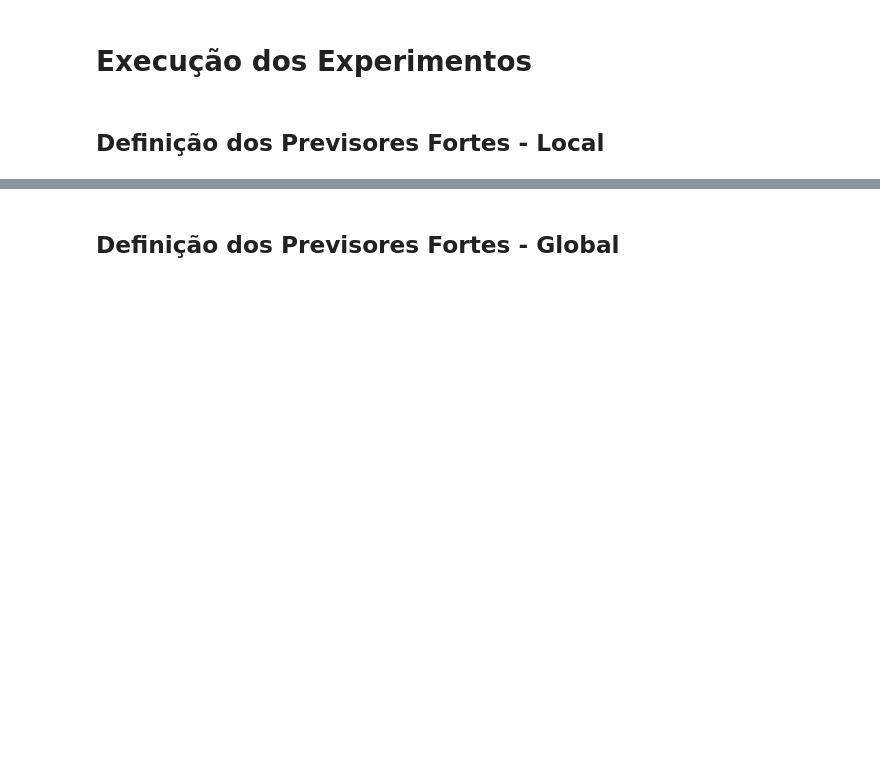
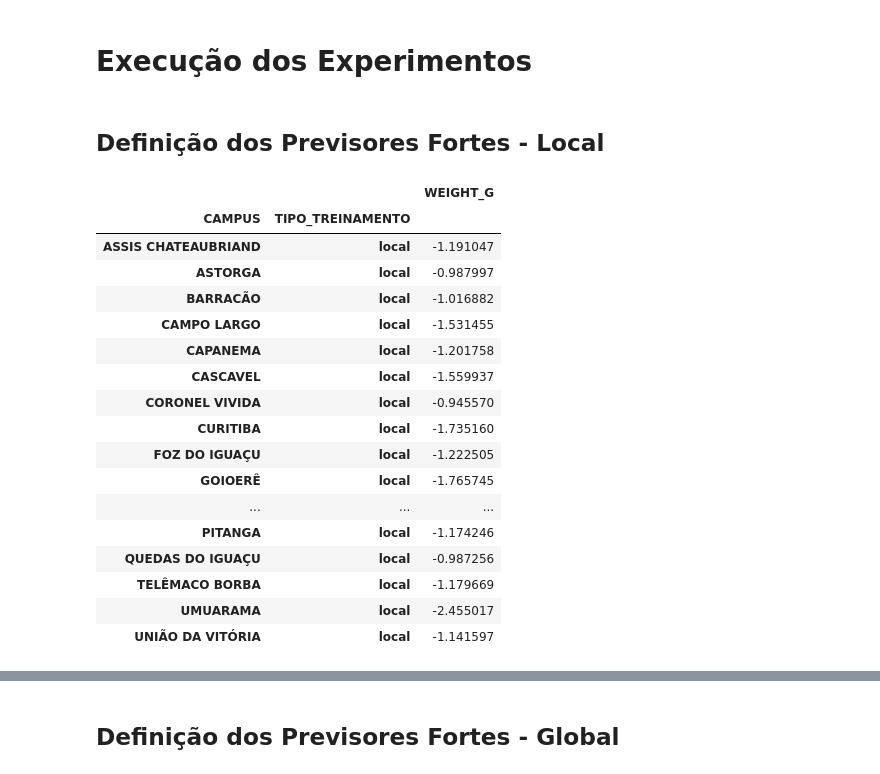
Before and after one commit to eduardoalba0/ppgeps_dissertacao, a Jupyter notebook: 05 - Resultados - Regressão.ipynb, the cells around one changed output, grey strips where cells are left out. Cells and saved outputs as stored; diff of their text form; code cells hidden in the pictures; blank space fills up the shorter version.

```diff
--- a/05 - Resultados - Regressão.ipynb
+++ b/05 - Resultados - Regressão.ipynb
@@ -159,14 +158,13 @@ def get_modelo(nome, tipo_treino=None, campus=None):
                             updater="coord_descent" if best["XGBoost"]["Booster"] == "gblinear" else None)
 
     if nome == "WSB":
-        if tipo_treino is None or campus is None:
-            raise ValueError("Para WSB, 'tipo_treino' e 'campus' devem ser fornecidos.")
-        return WSB(strong_predictor=get_modelo(wsb_prev_forte[(campus, tipo_treino)][0]),
+        return WSB(strong_predictor=get_modelo(wsb_prev_forte[tipo_treino]),
                    weak_predictors=[get_modelo(m) for m in MODELOS if m != "WSB" and m != strong_pred],
-                   weight_g=wsb_prev_forte[(campus, tipo_treino)][1])
+                   weight_g=wsb_pesos[(campus, tipo_treino)])
 
 
-wsb_prev_forte = {}
+wsb_prev_forte = {"local": "XGBoost", "global": "ESN"}
+wsb_pesos = {}
 best = {}
 for modelo in MODELOS:
     if modelo == "WSB":
@@ -273,36 +277,49 @@ def teste(previsor, historico_campus, x_teste, features, horizonte=HORIZONTE):
 # %% [markdown]
 ## Definição dos Previsores Fortes - Local
 # %%
-# Define o previsor forte para o WSB com base no menor RRMSE histórico por campus
 # Treinamento local
-for campus, dados in df_treino.sort_values("DATA").groupby("CAMPUS"):
-    dados = dados.set_index('DATA')
-    dados_treino, dados_teste = train_test_split(dados, test_size=12, shuffle=False)
+for horizonte in HORIZONTES:
+    for campus, dados in dfs_treino[horizonte].sort_values("DATA").groupby("CAMPUS"):
+        dados = dados.set_index('DATA')
+        dados_treino, dados_teste = train_test_split(dados, test_size=horizonte, shuffle=False)
 
-    erros = []
-    for nome_modelo in MODELOS:
-        if nome_modelo == "WSB":
-            continue
+        erros = []
         # Treina o modelo com os dados do campus atual
-        strong_pred = get_modelo(nome_modelo)
+        strong_pred = get_modelo(wsb_prev_forte["local"])
         weak_preds = [get_modelo(m) for m in MODELOS if m != "WSB" and m != strong_pred]
         modelo = WSB(strong_predictor=strong_pred, weak_predictors=weak_preds, weight_g=-1)
         modelo = treino(modelo, dados, df_features)
 
         # Testa o modelo com os dados do campus atual
-        previsoes = teste(modelo, dados, dados_teste, df_features, 12)
+        previsoes = teste(modelo, dados, dados_teste, df_features, horizonte)
         erro = (dados_teste["CONSUMO"].mean() - previsoes["CONSUMO PREVISTO"].mean()) / dados_teste["CONSUMO"].mean()
-        rrmse = calcular_rrmse(dados_teste["CONSUMO"].to_numpy(), previsoes["CONSUMO PREVISTO"].to_numpy())
-        erros.append([rrmse, erro, nome_modelo])
 
-    # Define o modelo com menor RRMSE como o previsor forte
-    erros = sorted(erros, key=lambda x: np.abs(x[0]))
-    wsb_prev_forte[(campus, "local")] = [erros[0][2], -1 + erros[0][1]]
+        # Atualiza o peso individual do campus
+        wsb_pesos[(campus, "local")] = -1 + erro
 
-# Converte o dicionário wsb_prev_forte em um DataFrame
-df_wsb_prev_forte = pd.DataFrame.from_dict(wsb_prev_forte, orient="index", columns=["MODELO", "WEIGHT_G"])
-df_wsb_prev_forte.index = pd.MultiIndex.from_tuples(df_wsb_prev_forte.index, names=["CAMPUS", "TIPO_TREINAMENTO"])
+    # Converte o dicionário wsb_prev_forte em um DataFrame
+    df_wsb_pesos = pd.DataFrame.from_dict(wsb_pesos, orient="index", columns=["WEIGHT_G"])
+    df_wsb_pesos.index = pd.MultiIndex.from_tuples(df_wsb_pesos.index, names=["CAMPUS", "TIPO_TREINAMENTO"])
 
-# Salva o DataFrame em um arquivo CSV
-df_wsb_prev_forte.to_csv(f"./resultados/WSB - Previsores Fortes {HORIZONTE}M.csv", sep=';', decimal='.')
-df_wsb_prev_forte
+    # Salva o DataFrame em um arquivo CSV
+    df_wsb_pesos.to_csv(f"./resultados/WSB - Previsores Fortes {horizonte}M.csv", sep=';', decimal='.')
+    display(df_wsb_pesos)
+# %% [output]
+|  |  | WEIGHT_G |
+| CAMPUS | TIPO_TREINAMENTO |  |
+| ASSIS CHATEAUBRIAND | local | -1.191047 |
+| ASTORGA | local | -0.987997 |
+| BARRACÃO | local | -1.016882 |
+| CAMPO LARGO | local | -1.531455 |
+| CAPANEMA | local | -1.201758 |
+| CASCAVEL | local | -1.559937 |
+| CORONEL VIVIDA | local | -0.945570 |
+| CURITIBA | local | -1.735160 |
+| FOZ DO IGUAÇU | local | -1.222505 |
+| GOIOERÊ | local | -1.765745 |
+| ... | ... | ... |
+| PITANGA | local | -1.174246 |
+| QUEDAS DO IGUAÇU | local | -0.987256 |
+| TELÊMACO BORBA | local | -1.179669 |
+| UMUARAMA | local | -2.455017 |
+| UNIÃO DA VITÓRIA | local | -1.141597 |
```
Also changed, not shown: parts of 10 cells of this notebook, 1 other file.
